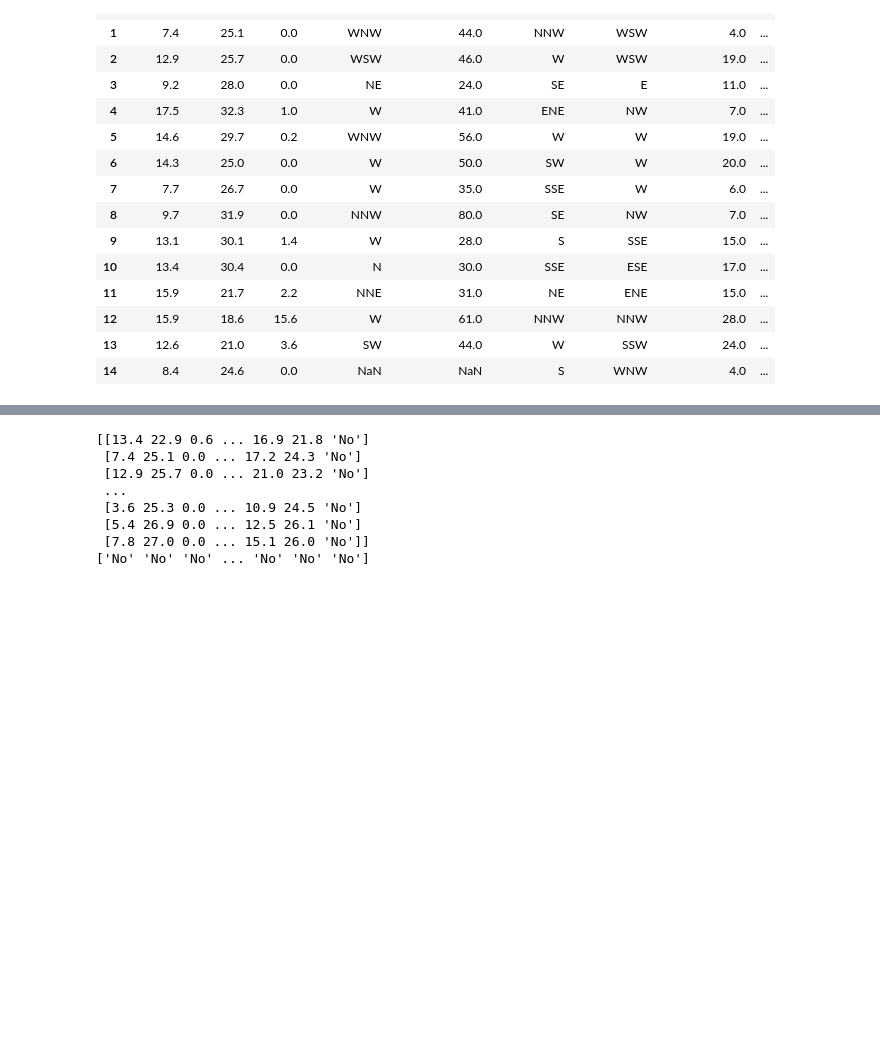
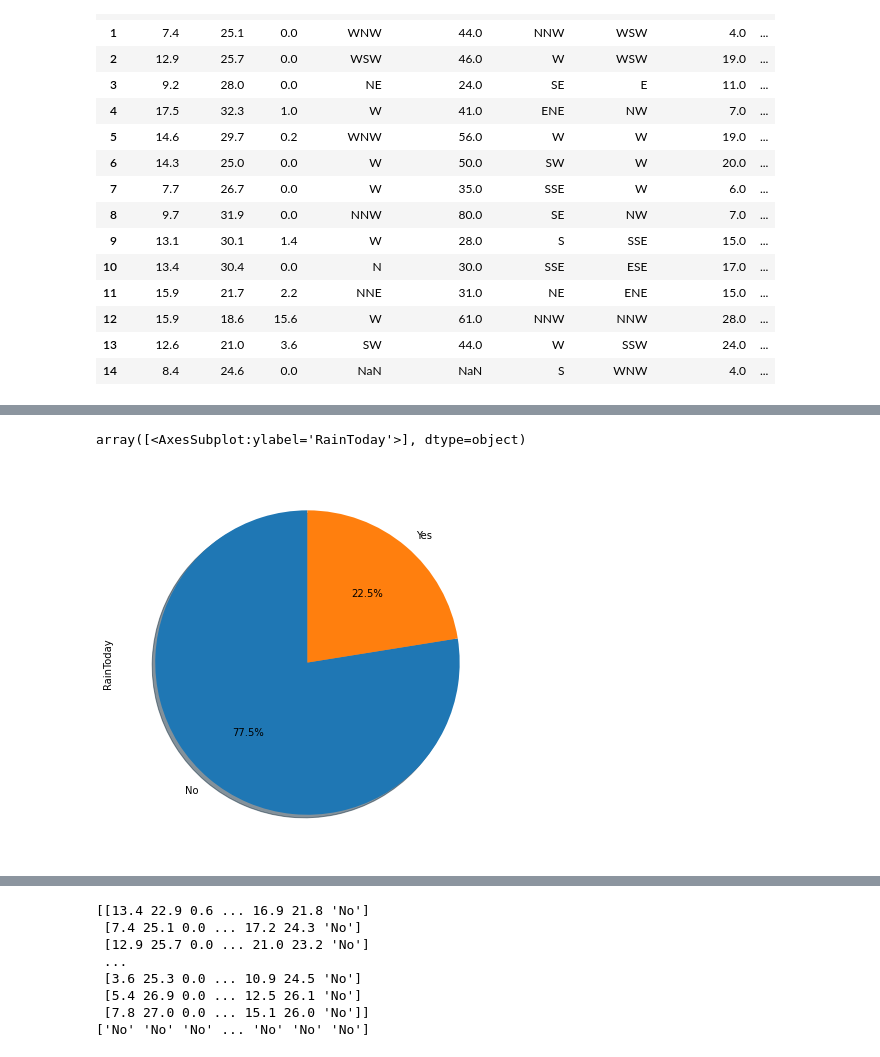
Before and after one commit to janex98/Petras_NS2021, a Jupyter notebook: Petras_projekt_NS.ipynb, the cells around one changed output, grey strips where cells are left out. Saved outputs shown, nothing was run; the diff lists cells and outputs as text; code cells hidden in the pictures; blank space fills up the shorter version.

```diff
--- a/Petras_projekt_NS.ipynb
+++ b/Petras_projekt_NS.ipynb
@@ -243,2 +246,9 @@ sns.heatmap(corrmat, annot = True, square = True)
+# %%
+# graf zobrazuje pocet kolko dni bude dnes prsat a kolko nie
+dataset.RainToday.value_counts().plot(kind='pie', subplots=True, shadow = True,startangle=90,
+                                         figsize=(12,7), autopct='%1.1f%%')
+# %% [output]
+array([<AxesSubplot:ylabel='RainToday'>], dtype=object)
+[figure, added]
 # %%
 # graf zobrazuje pocet kolko dni bude zajtra prsat a kolko nie
```
Also changed, not shown: parts of 14 cells of this notebook.
